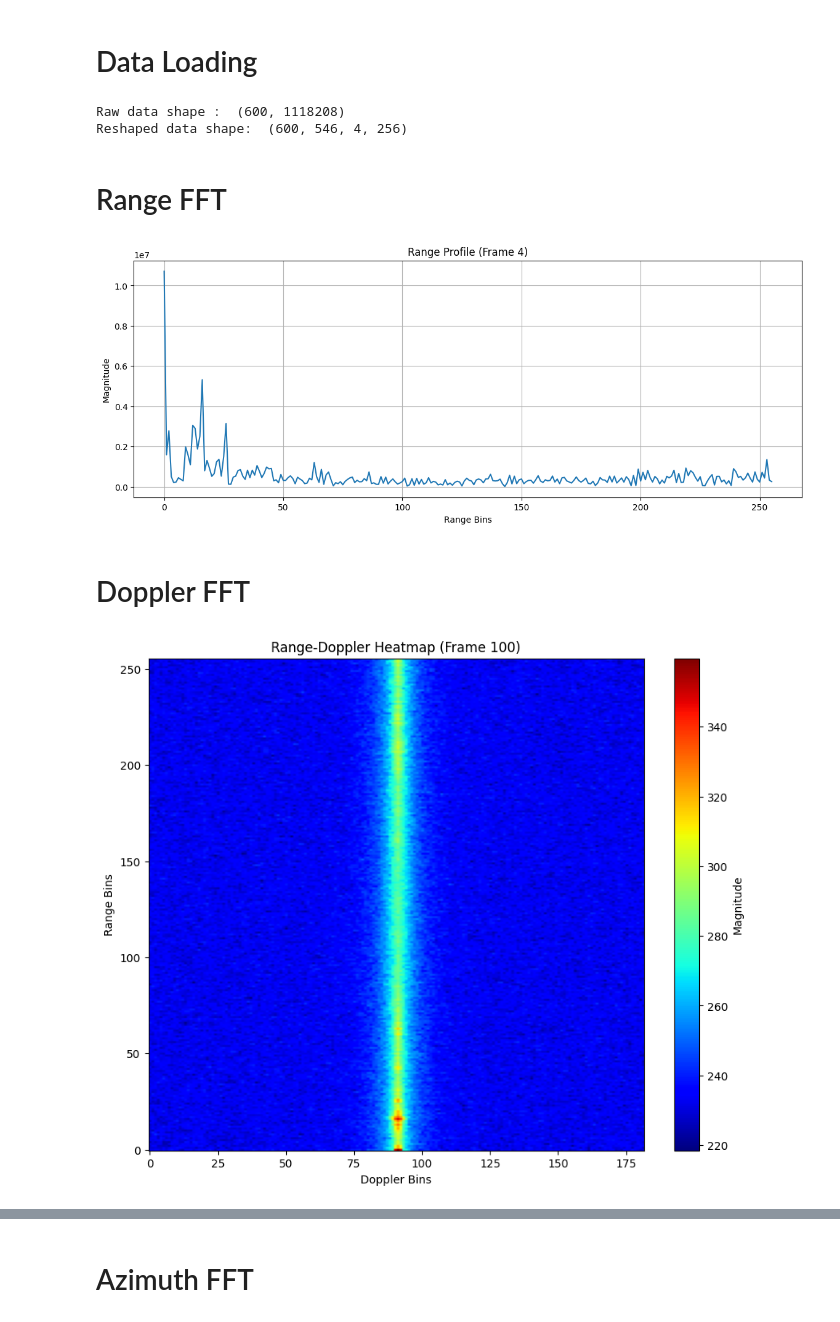
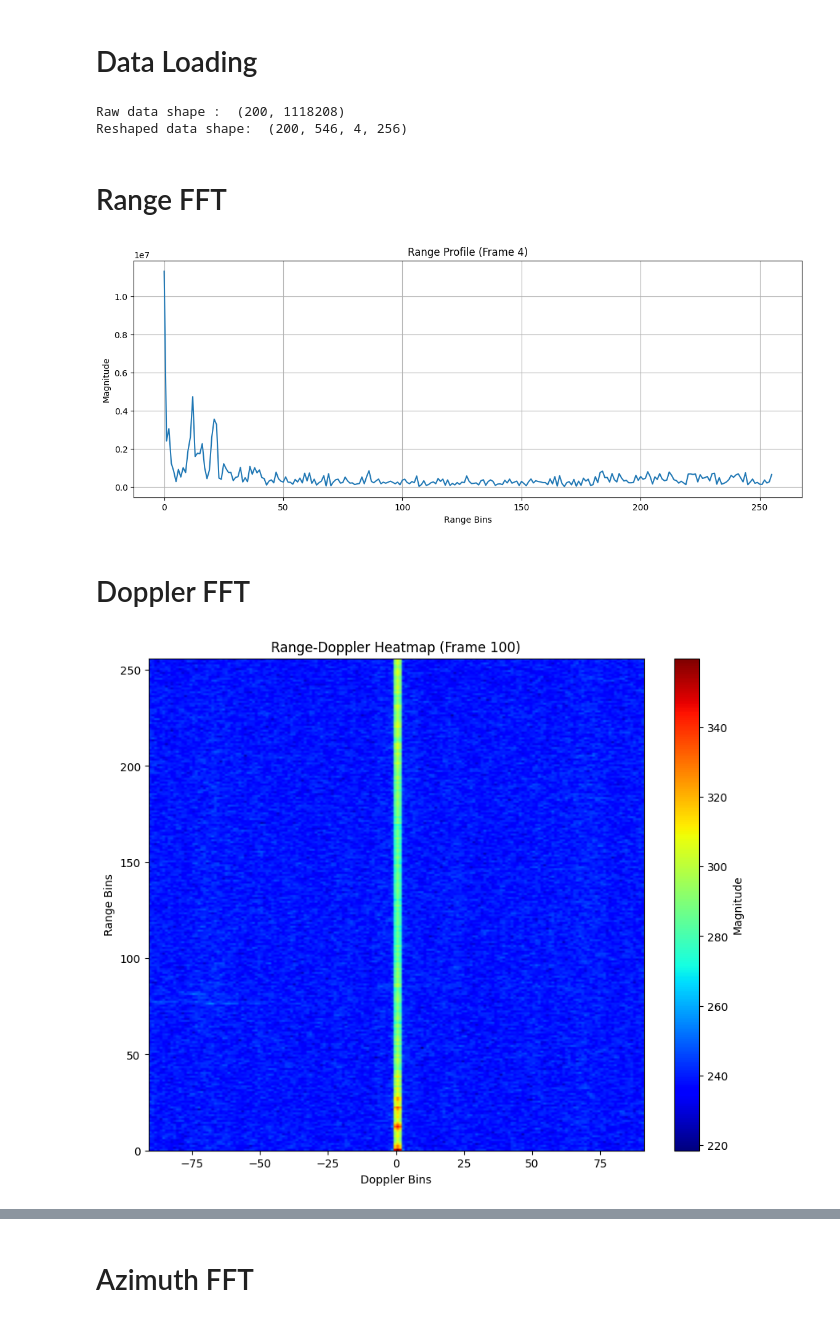
Before and after one commit to SouherdyaSarkar/FMCW_Signal_Processing, a Jupyter notebook: processors/Data_processor.ipynb, the cells around one changed output, grey strips where cells are left out. Saved outputs shown, nothing was run; the diff lists cells and outputs as text; code cells hidden in the pictures.

Commit message:
Azimuth and doppler axis limits changed

```diff
--- a/processors/Data_processor.ipynb
+++ b/processors/Data_processor.ipynb
@@ -15,7 +17,7 @@ from openradar.mmwave.dsp.range_processing import range_processing
 from openradar.mmwave.dsp.doppler_processing import doppler_processing
 from openradar.mmwave.dsp.utils import Window
 # %%
-DATA_PATH="../data/adc_data_2026-02-06_16-35-07_land_vib_80.npy"
+DATA_PATH="../data/adc_data_2026-05-26_15-17-41_phone_vib.npy"
 # %% [markdown]
 # Configurations
 # %%
@@ -53,8 +55,8 @@ print("Raw data shape : " , adc_data.shape)
 adc_data = np.apply_along_axis(DCA1000.organize, 1, adc_data,num_chirps=numChirpsPerFrame,num_rx=numRxAntennas, num_samples=numADCSamples)
 print("Reshaped data shape: ", adc_data.shape)
 # %% [output]
-Raw data shape :  (600, 1118208)
-Reshaped data shape:  (600, 546, 4, 256)
+Raw data shape :  (200, 1118208)
+Reshaped data shape:  (200, 546, 4, 256)
 # %% [markdown]
 # Range FFT
 # %%
@@ -72,7 +74,7 @@ plt.ylabel("Magnitude")
 plt.grid(True)
 plt.show()
 # %% [output]
-[figure, old version]
+[figure, new version]
 # %%
 fig, ax = plt.subplots(figsize=(14, 5))
 bins = np.arange(256)
@@ -124,16 +126,19 @@ aoa_inputs = np.array(aoa_inputs)
 # %%
 rd_map = det_matrices[100]
 rd_map_shifted = np.fft.fftshift(rd_map, axes=1)
 
+num_range_bins, num_doppler_bins = rd_map_shifted.shape
+extent = [-num_doppler_bins // 2, num_doppler_bins // 2, 0, num_range_bins]
+
 plt.figure(figsize=(10, 8))
-plt.imshow(rd_map_shifted, aspect='auto', origin='lower', cmap='jet')
+plt.imshow(rd_map_shifted, aspect='auto', origin='lower', cmap='jet',extent=extent)
 plt.title("Range-Doppler Heatmap (Frame 100)")
 plt.xlabel("Doppler Bins")
 plt.ylabel("Range Bins")
 plt.colorbar(label="Magnitude")
 plt.show()
 # %% [output]
-[figure, old version]
+[figure, new version]
 # %%
 fig, ax = plt.subplots(figsize=(10, 8))
 initial_map = np.fft.fftshift(det_matrices[0], axes=1)
```
Also changed, not shown: parts of 7 cells of this notebook.
